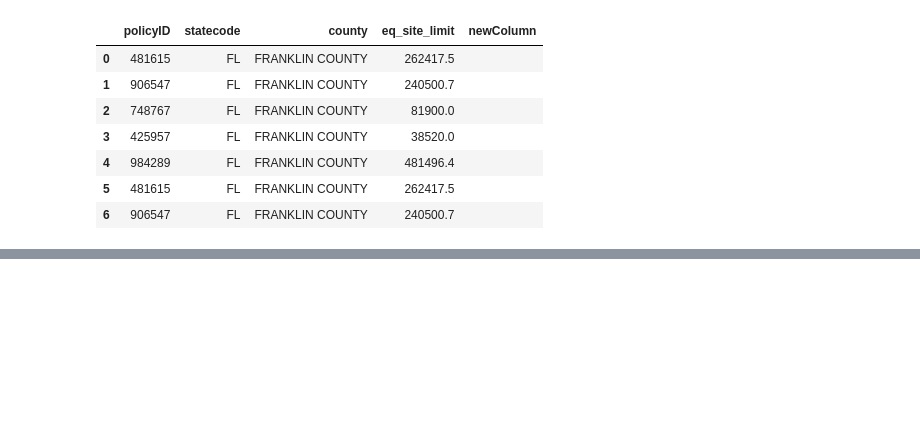
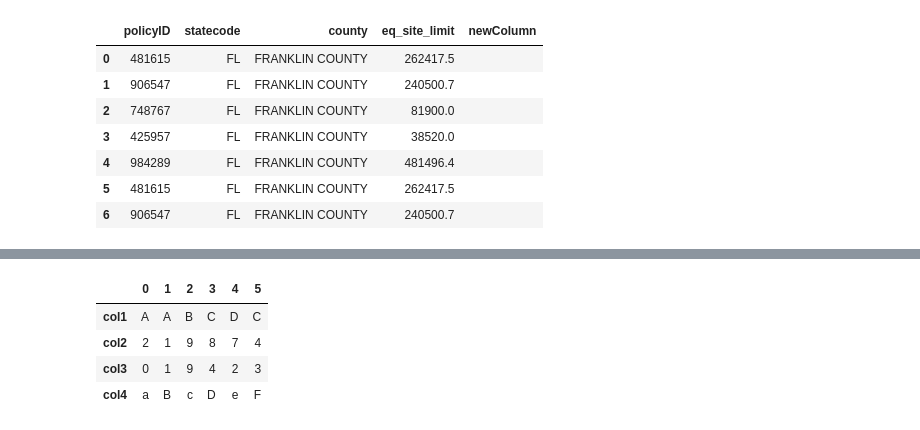
Before and after one commit to Nicolucas/PyTutorial-PANDAS, a Jupyter notebook: notebooks/00-IntroPandas.ipynb, the cells around one changed output, grey strips where cells are left out. Cells and saved outputs as stored; diff of their text form; code cells hidden in the pictures; blank space fills up the shorter version.

```diff
--- a/notebooks/00-IntroPandas.ipynb
+++ b/notebooks/00-IntroPandas.ipynb
@@ -165,0 +216,8 @@ import pandas as pd
+# %%
+df.T
+# %% [output]
+|  | 0 | 1 | 2 | 3 | 4 | 5 |
+| col1 | A | A | B | C | D | C |
+| col2 | 2 | 1 | 9 | 8 | 7 | 4 |
+| col3 | 0 | 1 | 9 | 4 | 2 | 3 |
+| col4 | a | B | c | D | e | F |
```
Also changed, not shown: parts of 8 cells of this notebook.
